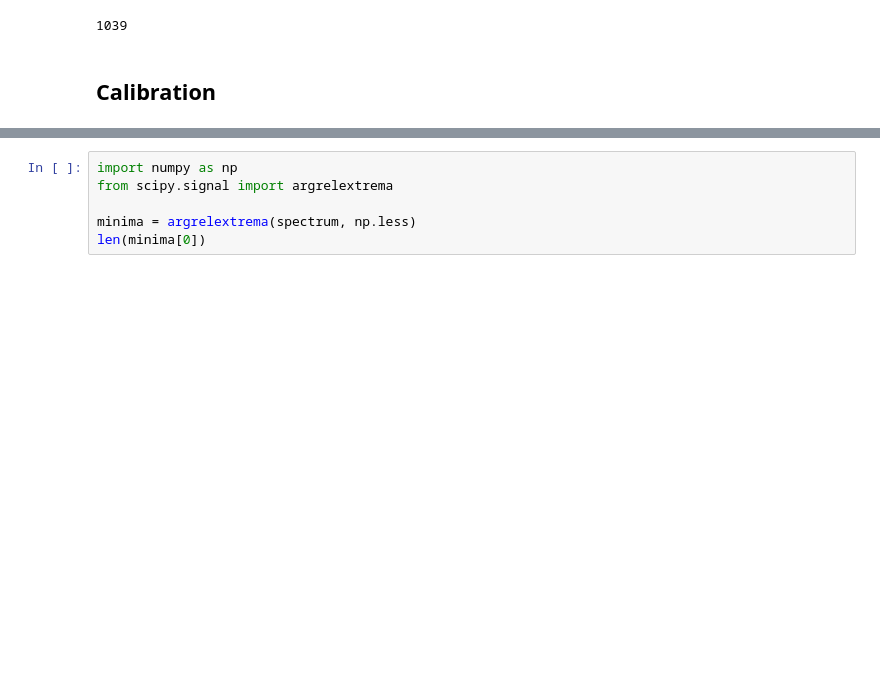
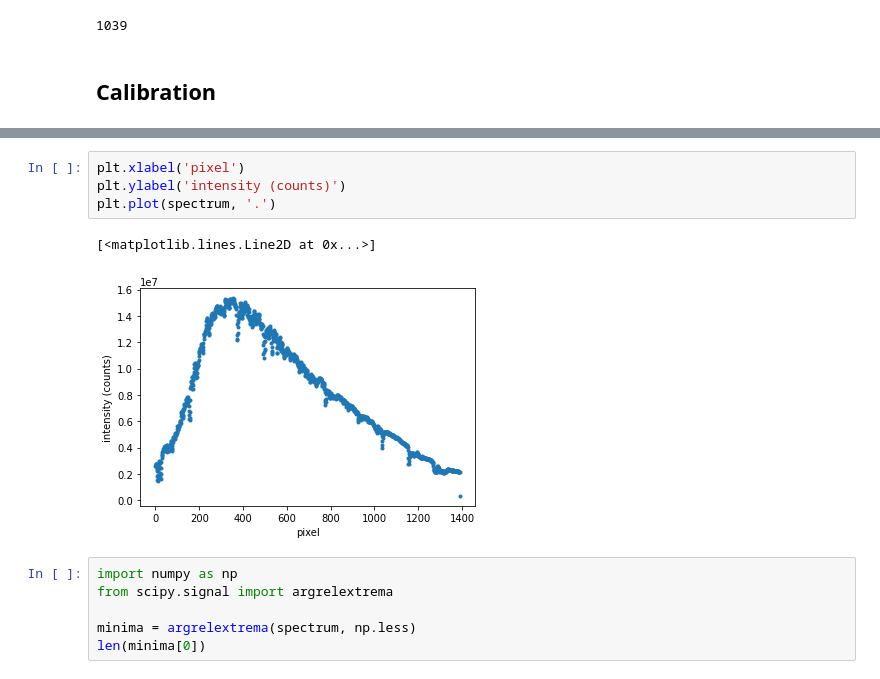
Before and after one commit to Yousousen/solar_physics, a Jupyter notebook: spectrum.ipynb, the cells around one changed output, grey strips where cells are left out. Cells and saved outputs as stored; diff of their text form; blank space fills up the shorter version.

```diff
--- a/spectrum.ipynb
+++ b/spectrum.ipynb
@@ -155,3 +184,10 @@ plt.plot(spectrum)
+# %%
+plt.xlabel('pixel')
+plt.ylabel('intensity (counts)')
+plt.plot(spectrum, '.')
+# %% [output]
+[<matplotlib.lines.Line2D at 0x...>]
+[figure, added]
 # %%
 import numpy as np
 from scipy.signal import argrelextrema
```
Also changed, not shown: parts of 31 cells of this notebook, 1 other file.
